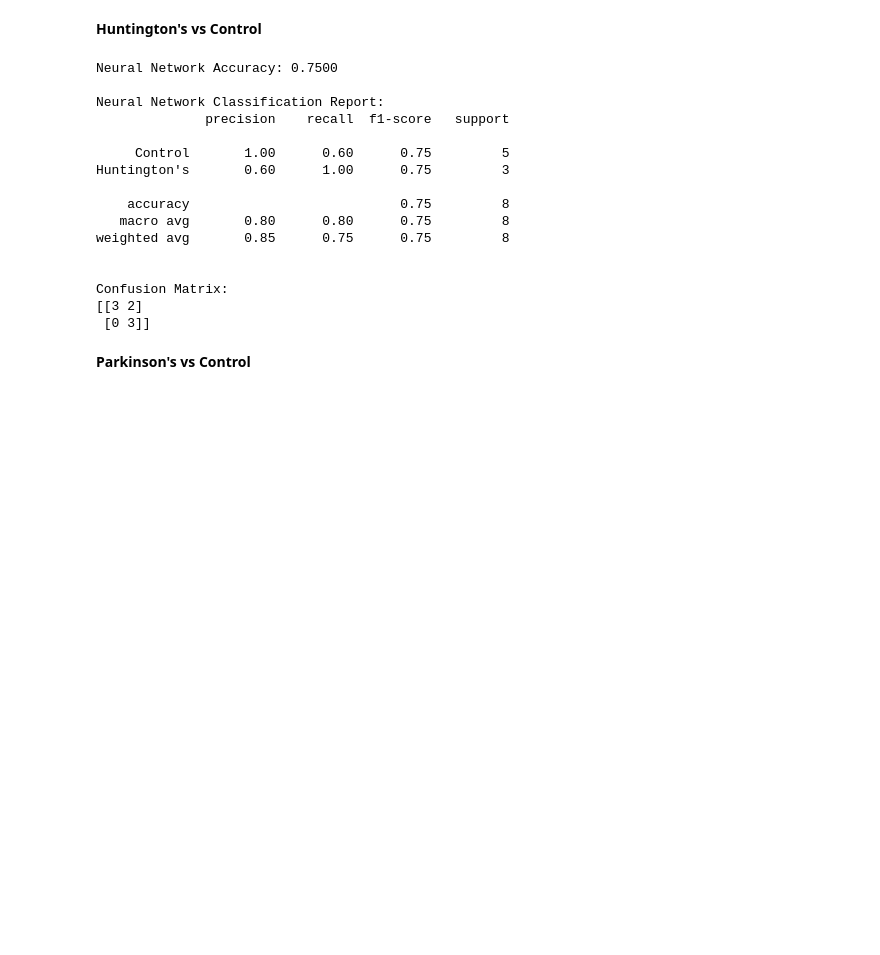
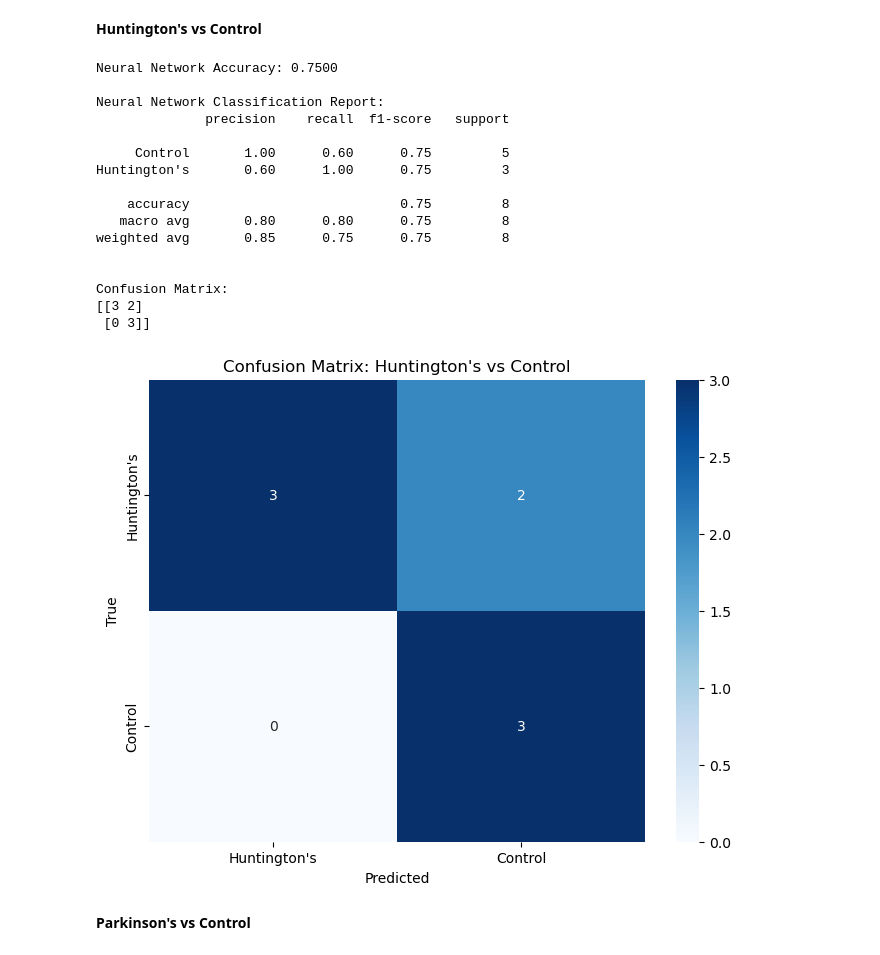
Before and after one commit to mailythompson/BME3053C_Final_Project, a Jupyter notebook: final_project_code.ipynb, the cells around one changed output. Cells and saved outputs as stored; diff of their text form; code cells hidden in the pictures; blank space fills up the shorter version.

```diff
--- a/final_project_code.ipynb
+++ b/final_project_code.ipynb
@@ -615,33 +629,35 @@ nn_model.fit(X_train_scaled, y_train)
 # Make predictions
 nn_predictions = nn_model.predict(X_test_scaled)
 
 # Calculate and print accuracy
 nn_accuracy = accuracy_score(y_test, nn_predictions)
 print(f"Neural Network Accuracy: {nn_accuracy:.4f}")
 
 print("\nNeural Network Classification Report:")
 print(classification_report(y_test, nn_predictions))
 
 nn_cm = confusion_matrix(y_test, nn_predictions)
 print("\nConfusion Matrix:")
 print(nn_cm)
+plot_confusion_matrix(nn_cm, ['Huntington\'s', 'Control'], title='Confusion Matrix: Huntington\'s vs Control')
 # %% [output]
 Neural Network Accuracy: 0.7500
 
 Neural Network Classification Report:
               precision    recall  f1-score   support
 
      Control       1.00      0.60      0.75         5
 Huntington's       0.60      1.00      0.75         3
 
     accuracy                           0.75         8
    macro avg       0.80      0.80      0.75         8
 weighted avg       0.85      0.75      0.75         8
 
 
 Confusion Matrix:
 [[3 2]
  [0 3]]
+[figure, added]
 # %% [markdown]
 **Parkinson's vs Control**
 # %%
```
Also changed, not shown: parts of 3 cells of this notebook.
